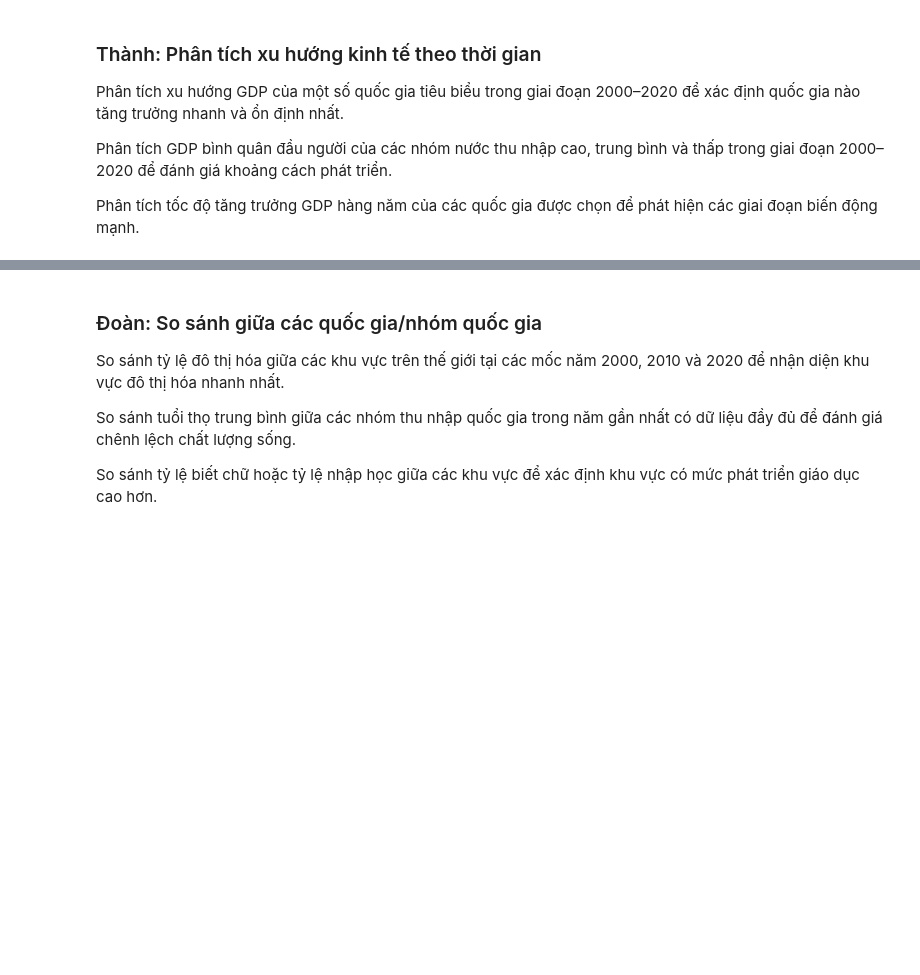
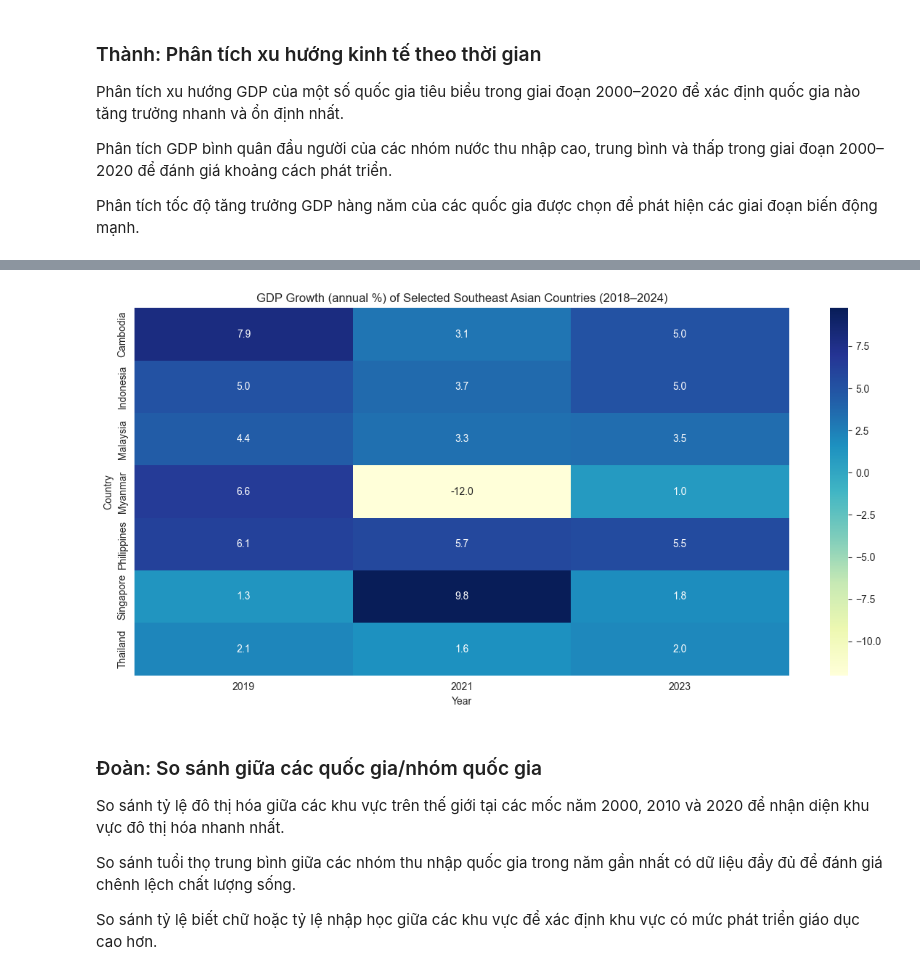
Before and after one commit to tranthanh22/data_visualize_lab2, a Jupyter notebook: lab2.ipynb, the cells around one changed output, grey strips where cells are left out. Cells and saved outputs as stored; diff of their text form; code cells hidden in the pictures; blank space fills up the shorter version.

```diff
--- a/lab2.ipynb
+++ b/lab2.ipynb
@@ -35,3 +192,23 @@ Phân tích tốc độ tăng trưởng GDP hàng năm của các quốc gia đ
+# %%
+gdp_growth = df_analysis[
+    df_analysis["Series Name"] == "GDP growth (annual %)"
+].copy()
+
+heatmap_data = gdp_growth.pivot_table(
+    index="Country Name",
+    columns="Year",
+    values="Value"
+)
+
+plt.figure(figsize=(12, 6))
+sns.heatmap(heatmap_data, annot=True, fmt=".1f", cmap="YlGnBu")
+plt.title("GDP Growth (annual %) of Selected Southeast Asian Countries (2018–2024)")
+plt.xlabel("Year")
+plt.ylabel("Country")
+plt.tight_layout()
+plt.show()
+# %% [output]
+[figure, added]
 # %% [markdown]
 ### Đoàn: So sánh giữa các quốc gia/nhóm quốc gia
 
```
Also changed, not shown: parts of 17 cells of this notebook.
